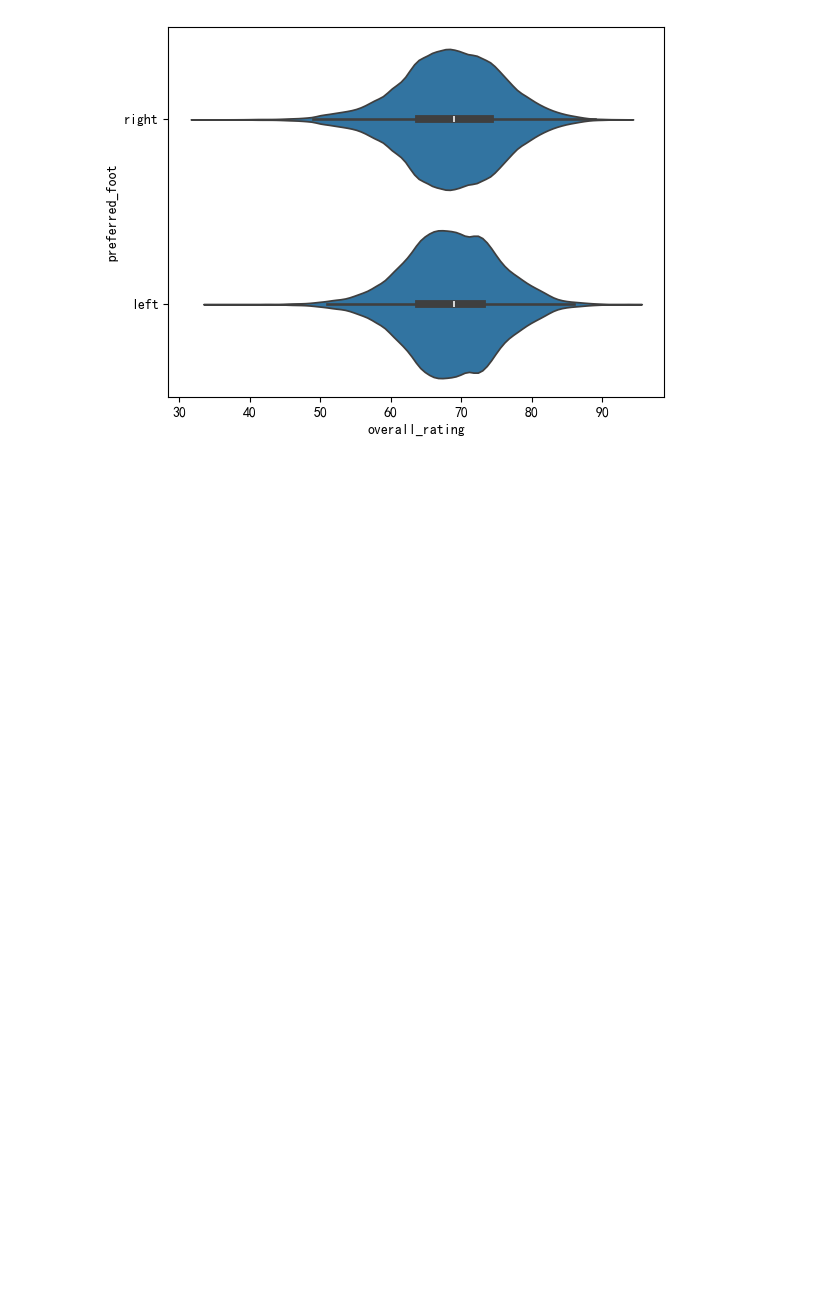
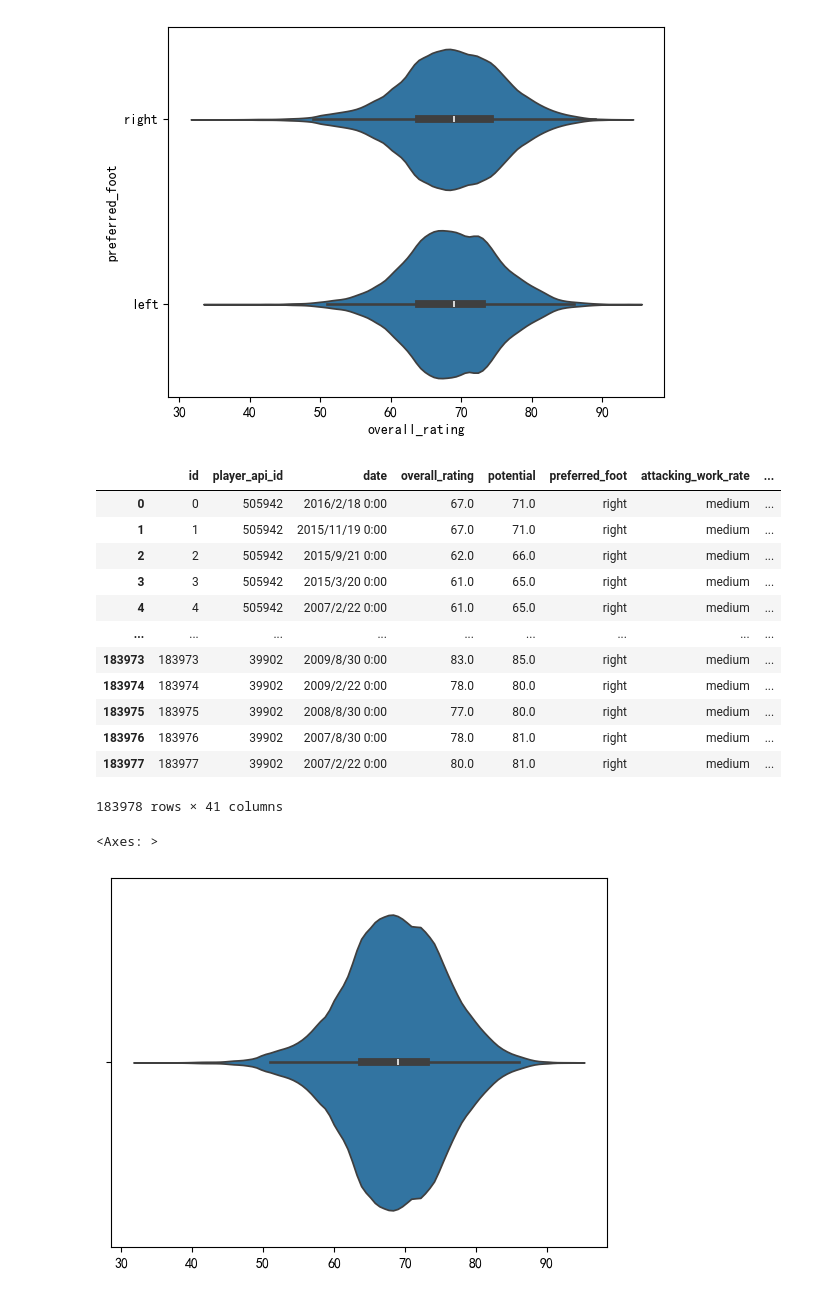
Before and after one commit to dudululv/first-python-project, a Jupyter notebook: 17 11.6/asn.ipynb, the cells around one changed output. Cells and saved outputs as stored; diff of their text form; code cells hidden in the pictures; blank space fills up the shorter version.

```diff
--- a/17 11.6/asn.ipynb
+++ b/17 11.6/asn.ipynb
@@ -164,3 +178,31 @@ plt.show()
 [figure]
 <Axes: xlabel='overall_rating', ylabel='preferred_foot'>
 [figure]
+# %%
+dfpa = pd.read_csv('../data/player_attributes.csv')
+dfpa
+a=dfpa
+a=dfpa.set_index('preferred_foot')
+violinplot(x=a.overall_rating.values)
+# # plt.show()
+# violinplot(x=a.potential)
+# # plt.show()
+# # # 根据惯用脚分类，绘制评分与潜能的小提琴图
+# violinplot(x=a.overall_rating,y=a.preferred_foot)
+# violinplot(x=a.potential,y=a.preferred_foot)
+# %% [output]
+|  | id | player_api_id | date | overall_rating | potential | preferred_foot | attacking_work_rate | ... |
+| 0 | 0 | 505942 | 2016/2/18 0:00 | 67.0 | 71.0 | right | medium | ... |
+| 1 | 1 | 505942 | 2015/11/19 0:00 | 67.0 | 71.0 | right | medium | ... |
+| 2 | 2 | 505942 | 2015/9/21 0:00 | 62.0 | 66.0 | right | medium | ... |
+| 3 | 3 | 505942 | 2015/3/20 0:00 | 61.0 | 65.0 | right | medium | ... |
+| 4 | 4 | 505942 | 2007/2/22 0:00 | 61.0 | 65.0 | right | medium | ... |
+| ... | ... | ... | ... | ... | ... | ... | ... | ... |
+| 183973 | 183973 | 39902 | 2009/8/30 0:00 | 83.0 | 85.0 | right | medium | ... |
+| 183974 | 183974 | 39902 | 2009/2/22 0:00 | 78.0 | 80.0 | right | medium | ... |
+| 183975 | 183975 | 39902 | 2008/8/30 0:00 | 77.0 | 80.0 | right | medium | ... |
+| 183976 | 183976 | 39902 | 2007/8/30 0:00 | 78.0 | 81.0 | right | medium | ... |
+| 183977 | 183977 | 39902 | 2007/2/22 0:00 | 80.0 | 81.0 | right | medium | ... |
+183978 rows × 41 columns
+<Axes: >
+[figure, added]
```
Also changed, not shown: parts of 3 cells of this notebook, 3 other files.
